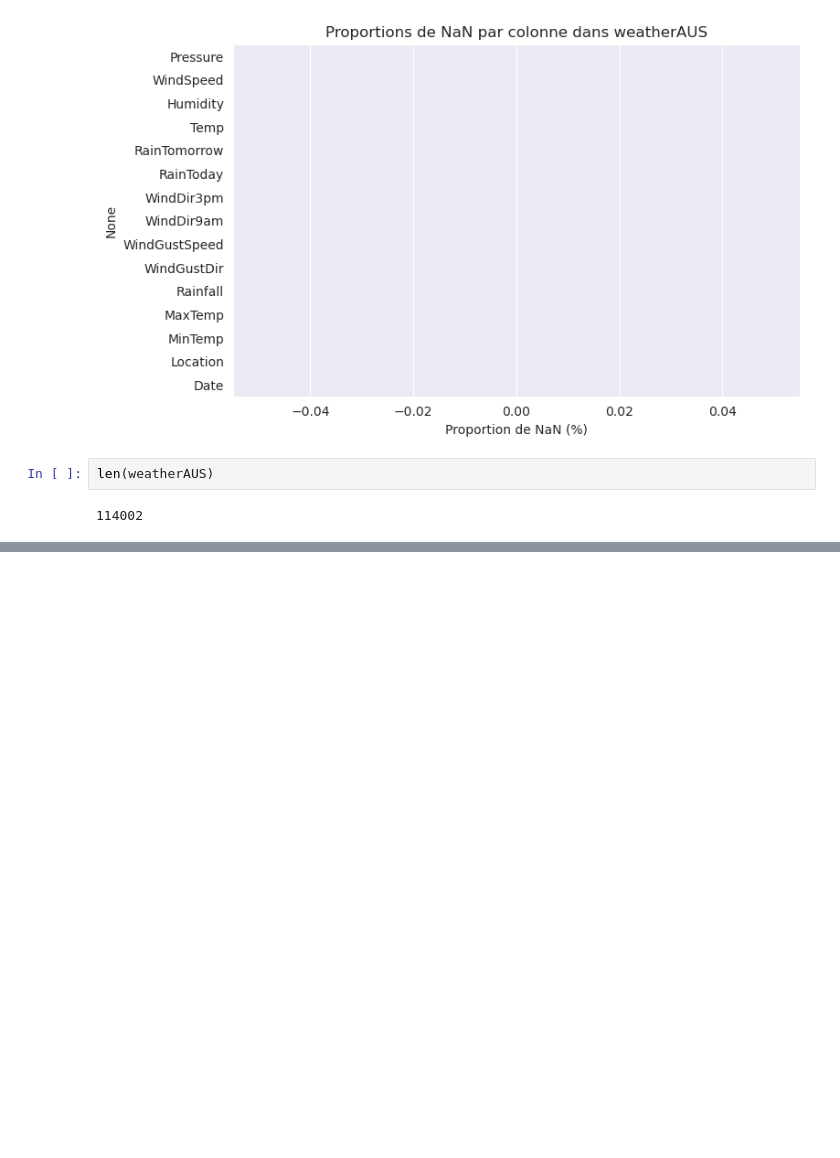
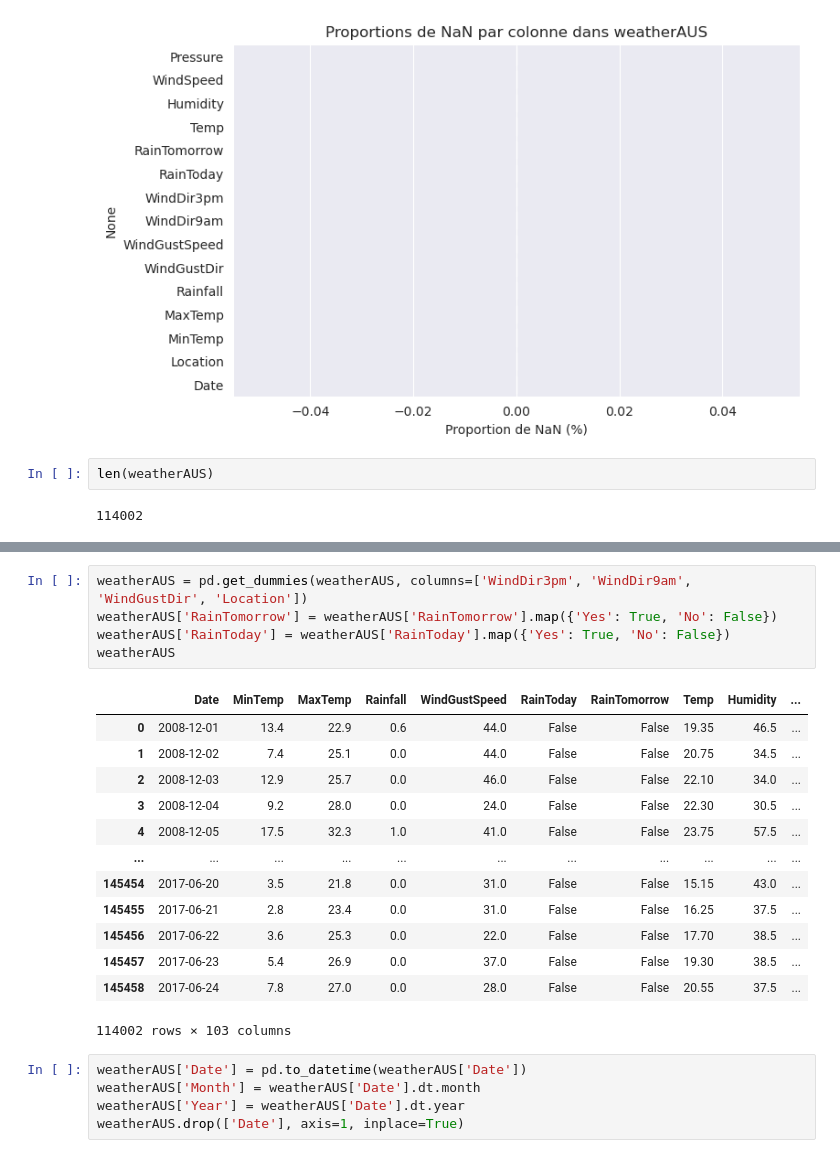
Before and after one commit to ValentinLibouton/weather_prediction, a Jupyter notebook: weather_mean_9am_3pm.ipynb, the cells around one changed output, grey strips where cells are left out. Cells and saved outputs as stored; diff of their text form; blank space fills up the shorter version.

```diff
--- a/weather_mean_9am_3pm.ipynb
+++ b/weather_mean_9am_3pm.ipynb
@@ -188,0 +173,24 @@ weatherAUS
+# %%
+weatherAUS = pd.get_dummies(weatherAUS, columns=['WindDir3pm', 'WindDir9am', 'WindGustDir', 'Location'])
+weatherAUS['RainTomorrow'] = weatherAUS['RainTomorrow'].map({'Yes': True, 'No': False})
+weatherAUS['RainToday'] = weatherAUS['RainToday'].map({'Yes': True, 'No': False})
+weatherAUS
+# %% [output]
+|  | Date | MinTemp | MaxTemp | Rainfall | WindGustSpeed | RainToday | RainTomorrow | Temp | Humidity | ... |
+| 0 | 2008-12-01 | 13.4 | 22.9 | 0.6 | 44.0 | False | False | 19.35 | 46.5 | ... |
+| 1 | 2008-12-02 | 7.4 | 25.1 | 0.0 | 44.0 | False | False | 20.75 | 34.5 | ... |
+| 2 | 2008-12-03 | 12.9 | 25.7 | 0.0 | 46.0 | False | False | 22.10 | 34.0 | ... |
+| 3 | 2008-12-04 | 9.2 | 28.0 | 0.0 | 24.0 | False | False | 22.30 | 30.5 | ... |
+| 4 | 2008-12-05 | 17.5 | 32.3 | 1.0 | 41.0 | False | False | 23.75 | 57.5 | ... |
+| ... | ... | ... | ... | ... | ... | ... | ... | ... | ... | ... |
+| 145454 | 2017-06-20 | 3.5 | 21.8 | 0.0 | 31.0 | False | False | 15.15 | 43.0 | ... |
+| 145455 | 2017-06-21 | 2.8 | 23.4 | 0.0 | 31.0 | False | False | 16.25 | 37.5 | ... |
+| 145456 | 2017-06-22 | 3.6 | 25.3 | 0.0 | 22.0 | False | False | 17.70 | 38.5 | ... |
+| 145457 | 2017-06-23 | 5.4 | 26.9 | 0.0 | 37.0 | False | False | 19.30 | 38.5 | ... |
+| 145458 | 2017-06-24 | 7.8 | 27.0 | 0.0 | 28.0 | False | False | 20.55 | 37.5 | ... |
+114002 rows × 103 columns
+# %%
+weatherAUS['Date'] = pd.to_datetime(weatherAUS['Date'])
+weatherAUS['Month'] = weatherAUS['Date'].dt.month
+weatherAUS['Year'] = weatherAUS['Date'].dt.year
+weatherAUS.drop(['Date'], axis=1, inplace=True)
```
Also changed, not shown: parts of 22 cells of this notebook.
